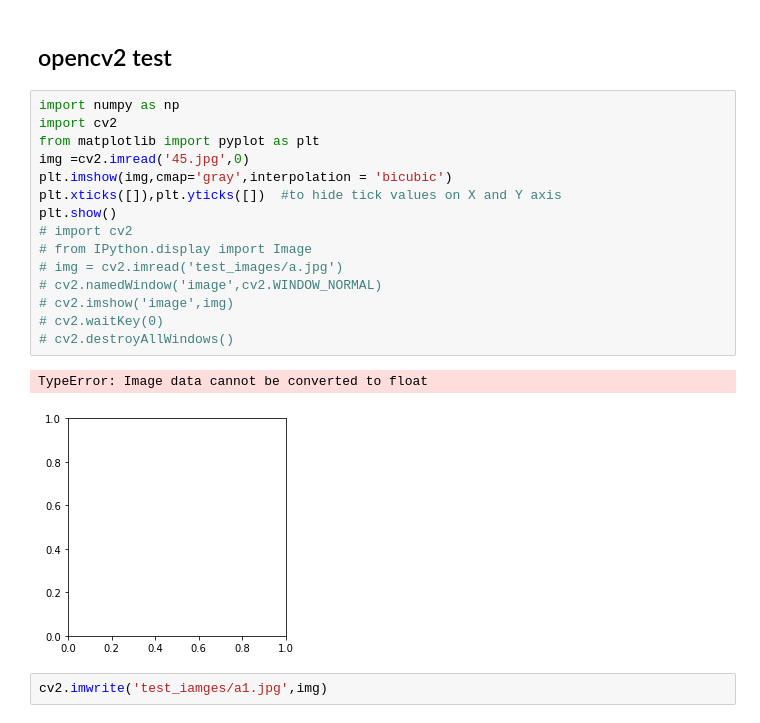
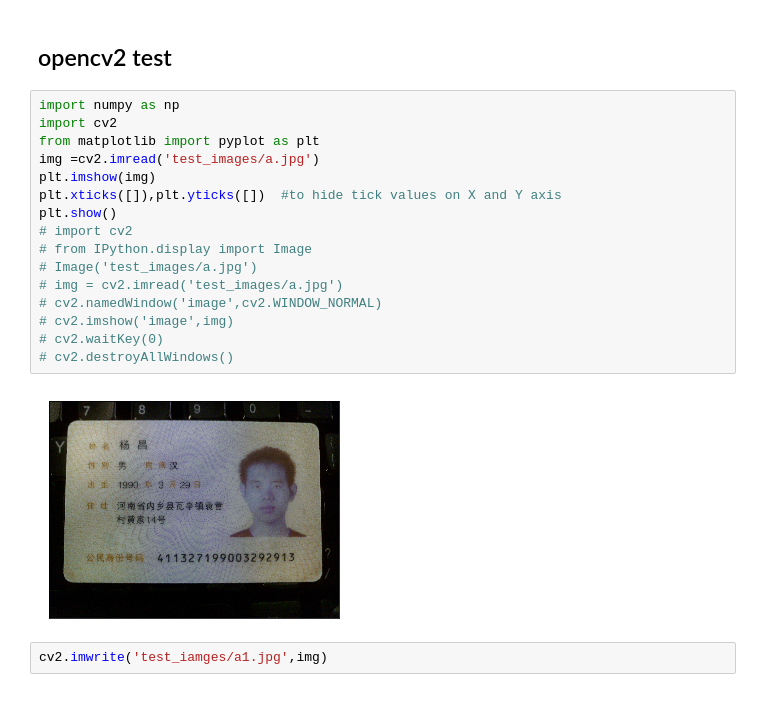
Before and after one commit to wodrow/mycmf, a Jupyter notebook: data/jupyter_notebook_work/test3.ipynb, the cells around one changed output. Cells and saved outputs as stored; diff of their text form.

```diff
--- a/data/jupyter_notebook_work/test3.ipynb
+++ b/data/jupyter_notebook_work/test3.ipynb
@@ -30,21 +30,21 @@ matrix([[0.54314428, 0.99688847, 0.16506328, 0.16607809],
 # %%
 import numpy as np
 import cv2
 from matplotlib import pyplot as plt
-img =cv2.imread('45.jpg',0)
-plt.imshow(img,cmap='gray',interpolation = 'bicubic')
+img =cv2.imread('test_images/a.jpg')
+plt.imshow(img)
 plt.xticks([]),plt.yticks([])  #to hide tick values on X and Y axis
 plt.show()
 # import cv2
 # from IPython.display import Image
+# Image('test_images/a.jpg')
 # img = cv2.imread('test_images/a.jpg')
 # cv2.namedWindow('image',cv2.WINDOW_NORMAL)
 # cv2.imshow('image',img)
 # cv2.waitKey(0)
 # cv2.destroyAllWindows()
 # %% [output]
-TypeError: Image data cannot be converted to float
-[figure, old version]
+[figure, new version]
 # %%
 cv2.imwrite('test_iamges/a1.jpg',img)
 # %% [output]
```
Also changed, not shown: 6 other files.
